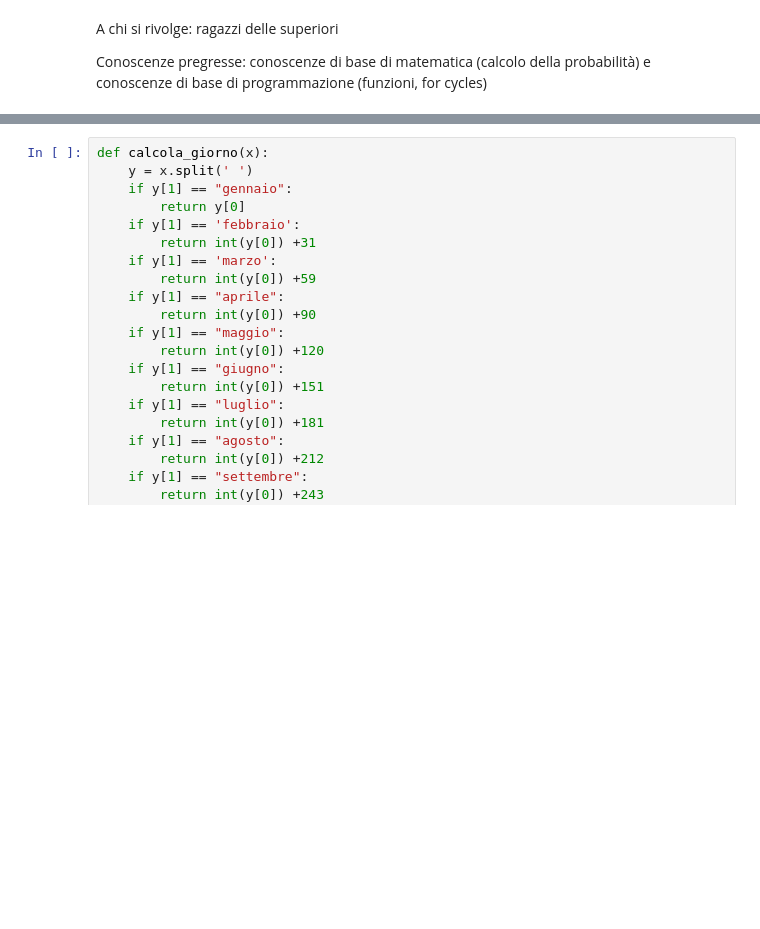
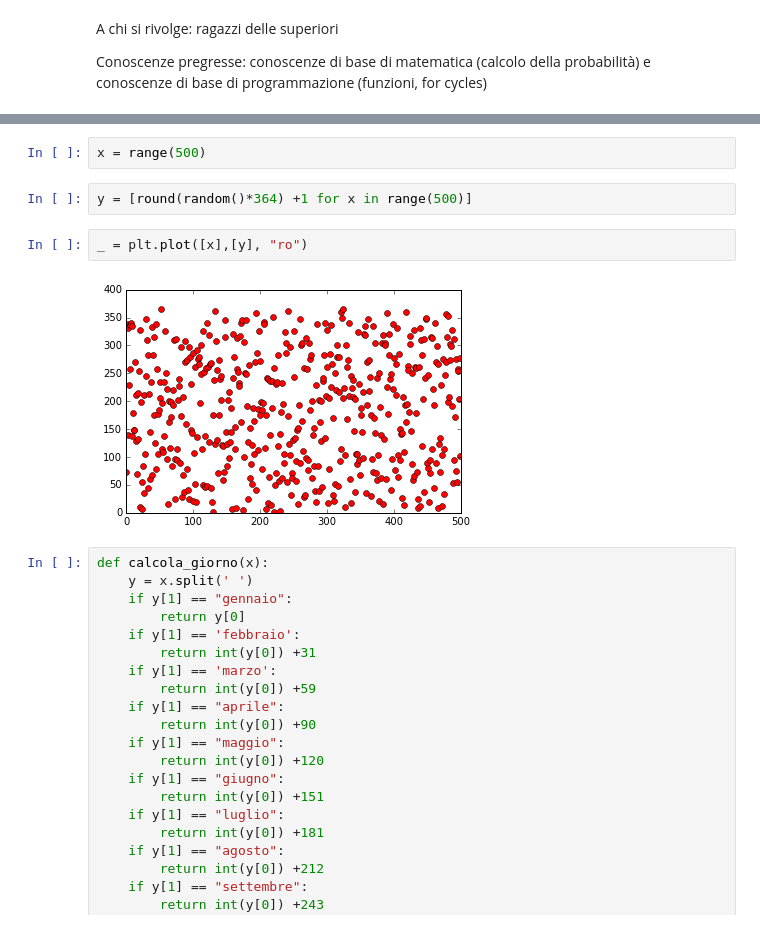
Before and after one commit to cristina1999/street-fighting-python, a Jupyter notebook: Lezione 2_ultima versione.ipynb, the cells around one changed output, grey strips where cells are left out. Cells and saved outputs as stored; diff of their text form; blank space fills up the shorter version.

```diff
--- a/Lezione 2_ultima versione.ipynb
+++ b/Lezione 2_ultima versione.ipynb
@@ -15,3 +53,11 @@ Ma come possiamo calcolare il giorno dell'anno avendo il giorno e il mese? Finch
+# %%
+x = range(500)
+# %%
+y = [round(random()*364) +1 for x in range(500)]
+# %%
+_ = plt.plot([x],[y], "ro")
+# %% [output]
+[figure, added]
 # %%
 def calcola_giorno(x):
     y = x.split(' ')
```
Also changed, not shown: parts of 18 cells of this notebook.
